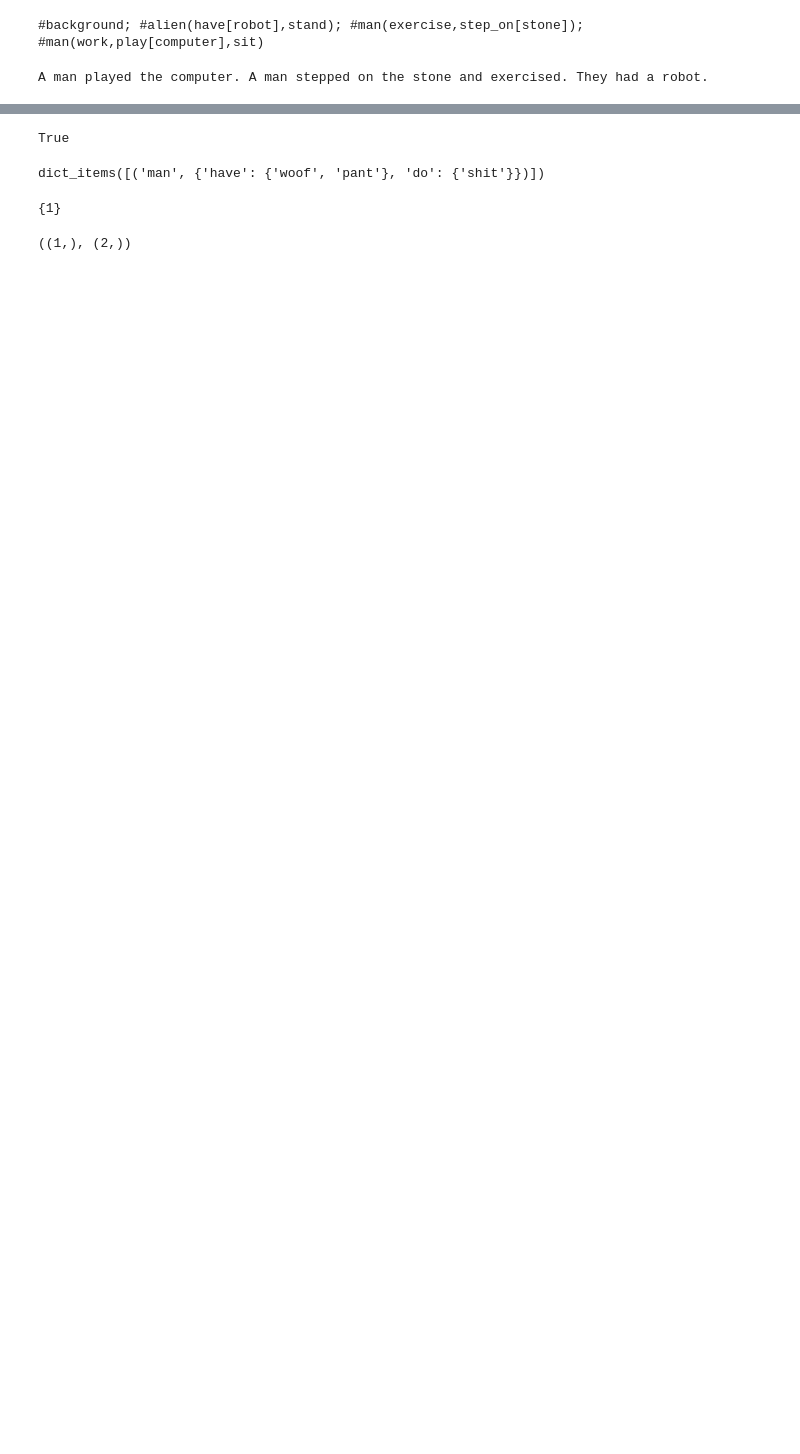
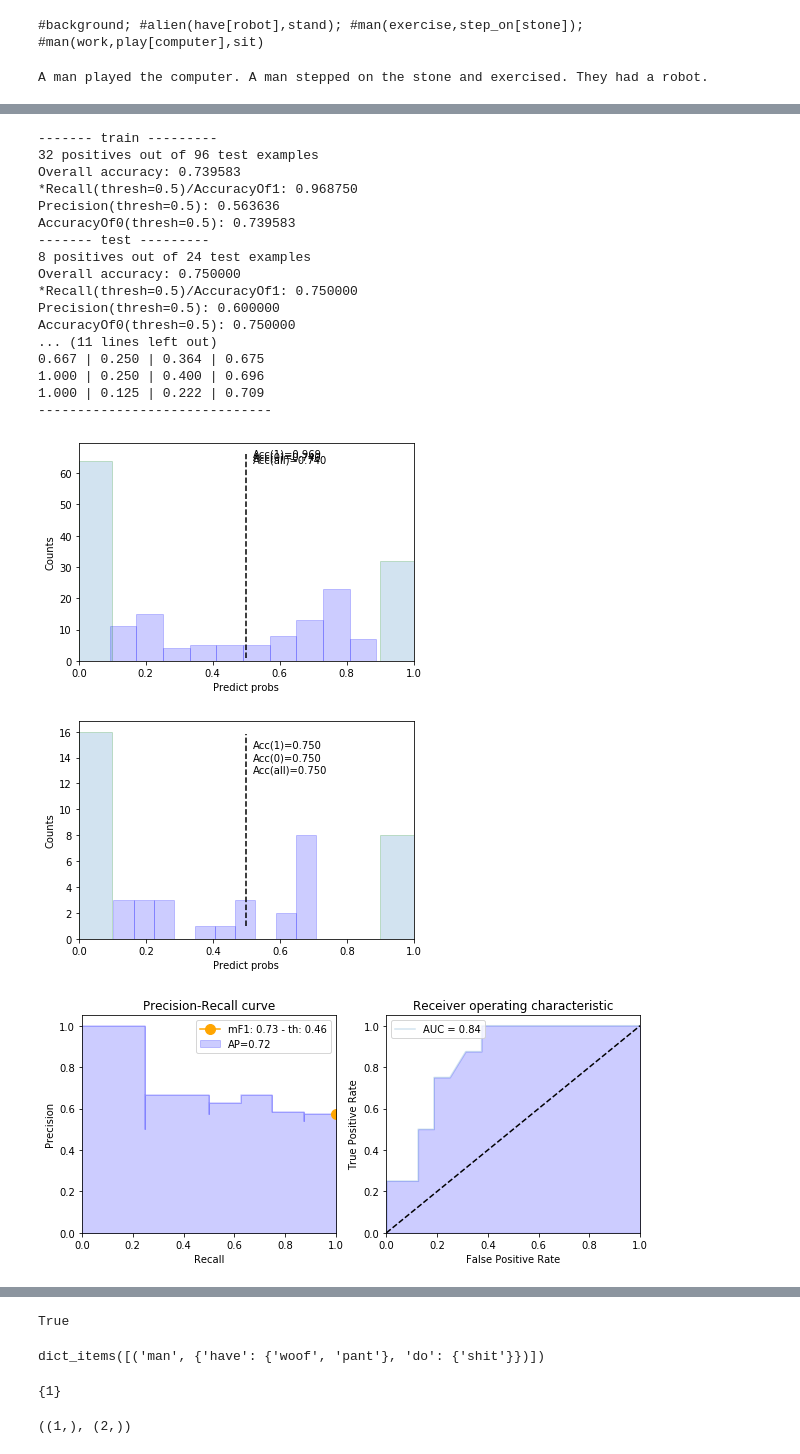
Before and after one commit to shwinshaker/Text2Scene, a Jupyter notebook: encoder.ipynb, the cells around one changed output, grey strips where cells are left out. Drawn from its saved outputs; the diff is of its cells as text; code cells hidden in the pictures; blank space fills up the shorter version.

```diff
--- a/encoder.ipynb
+++ b/encoder.ipynb
@@ -117,6 +38,5 @@ class Encoder():
 # %%
-encoder = Encoder()
-arr = encoder.encode(description.tokens_,
-                     picture.keywords_)#.toarray()
-arr.shape
+encoder = TextPictureRavelEncoder()
+vec = encoder.encode(description, picture)#.toarray()
+vec.shape
 # %% [output]
@@ -152,0 +310,2 @@ alllayers = [layer for picture in layerbase.pictures_ for layer in picture.layer
+# %%
+pipeline = Pipeline()
@@ -152,0 +351,51 @@ alllayers = [layer for picture in layerbase.pictures_ for layer in picture.layer
+# %%
+def train_classifier(train_set, class_weight={1: 1, 0: 0.1}, C=1.0):
+    clf = LogisticRegression(# random_state=0,
+                     solver='liblinear',
+                     class_weight=class_weight,
+                     penalty='l1',
+                     C=C,
+                     max_iter=100)
+
+    clf.fit(train_set[:,:-1],
+            train_set[:,-1].toarray().flatten())
+    return clf
+
+def evaluate(clf, pipeline, save=False, suffix='temp'):
+    print('------- train ---------')
+    y_true = pipeline.train_set[:,-1].toarray().flatten()
+    y_prob = clf.predict_proba(pipeline.train_set[:,:-1])[:,1]
+    STAT(y_true, y_prob, path='STAT_%s' % suffix)
+
+    print('------- test ---------')
+    y_true = pipeline.test_set[:,-1].toarray().flatten()
+    y_prob = clf.predict_proba(pipeline.test_set[:,:-1])[:,1]
+    STAT(y_true, y_prob, path='STAT_%s' % suffix)
+
+    ROC(y_true, y_prob, path='ROC_%s' % suffix)
+
+    FEAT(pipeline.dataset, clf, path='FEAT_%s' % suffix, top=20)
+# %%
+clf = train_classifier(pipeline.train_set, class_weight={1: 1, 0: 0.3}, C=1)
+evaluate(clf, pipeline)
+# %% [output]
+------- train ---------
+32 positives out of 96 test examples
+Overall accuracy: 0.739583
+*Recall(thresh=0.5)/AccuracyOf1: 0.968750
+Precision(thresh=0.5): 0.563636
+AccuracyOf0(thresh=0.5): 0.739583
+------- test ---------
+8 positives out of 24 test examples
+Overall accuracy: 0.750000
+*Recall(thresh=0.5)/AccuracyOf1: 0.750000
+Precision(thresh=0.5): 0.600000
+AccuracyOf0(thresh=0.5): 0.750000
+... (11 lines left out)
+0.667 | 0.250 | 0.364 | 0.675
+1.000 | 0.250 | 0.400 | 0.696
+1.000 | 0.125 | 0.222 | 0.709
+------------------------------
+[figure, added]
+[figure, added]
+[figure, added]
```
Also changed, not shown: parts of 39 cells of this notebook, 10 other files.
